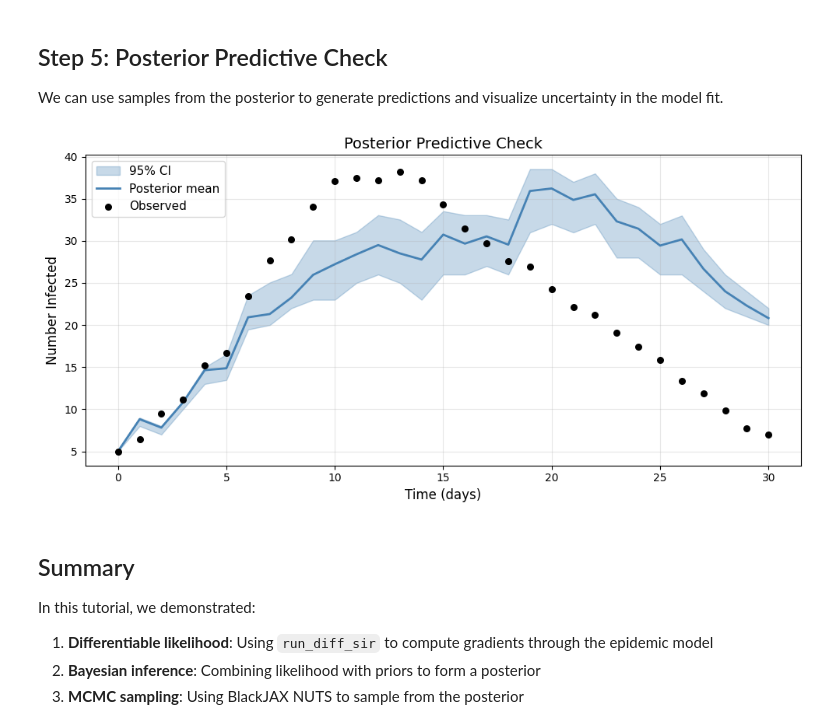
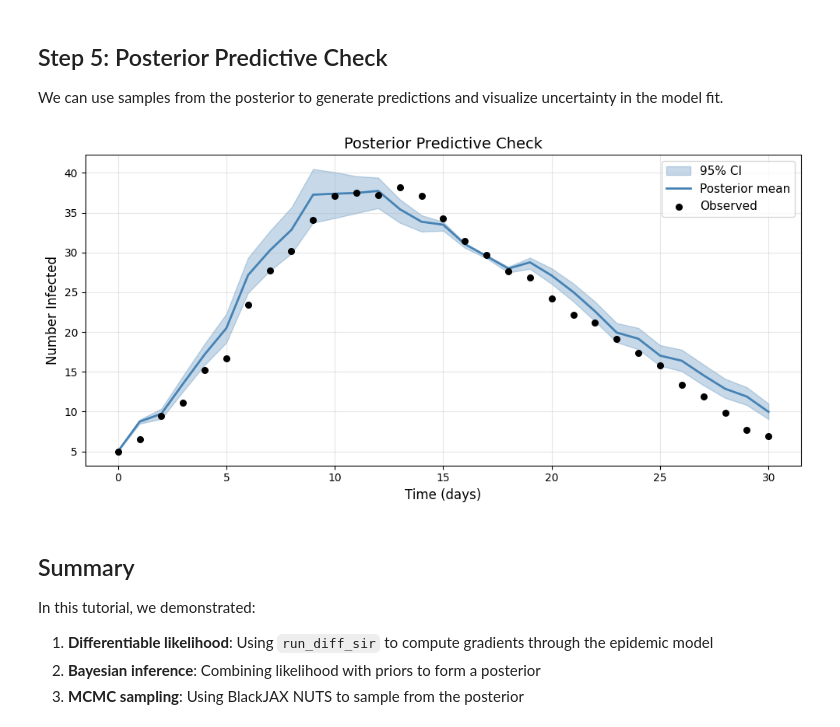
Before and after one commit to OJWatson/emidm, a Jupyter notebook: docs/notebooks/bayesian_inference.ipynb, the cells around one changed output. Cells and saved outputs as stored; diff of their text form; code cells hidden in the pictures.

Commit message:
Add _fast_sir_with_key for efficient posterior predictive sampling

```diff
--- a/docs/notebooks/bayesian_inference.ipynb
+++ b/docs/notebooks/bayesian_inference.ipynb
@@ -99,14 +99,14 @@ The posterior is proportional to: `posterior ∝ likelihood × prior`
 
 MODEL_KEY = jax.random.PRNGKey(0)
 
-# Pre-compute initial state and time array (these don't change with beta)
+# Pre-compute initial state (this doesn't change with beta)
 from emidm.diff import _init_onehot_state_sir, _run_diff_sir_core
 
 _key, _k_init = jax.random.split(MODEL_KEY)
 _state0 = _init_onehot_state_sir(N_agents=N_AGENTS, I0=I0, key=_k_init)
-_ts = jnp.arange(0, T + 1, 1)
 
 # Create a minimal JIT-compiled function that only takes beta
+# Uses fixed key for deterministic likelihood (needed for MCMC)
 @jax.jit
 def _fast_sir(beta):
     """Fast SIR that only varies beta - everything else pre-computed."""
@@ -115,6 +115,19 @@ def _fast_sir(beta):
         beta_seq, _state0, _key, N_AGENTS, GAMMA, 1, 0.5, False
     )
     return totals[:, 1]  # Return I only
+
+
+# Version that also takes a key - for posterior predictive sampling
+@jax.jit
+def _fast_sir_with_key(beta, key):
+    """Fast SIR with variable key for stochastic predictions."""
+    key, k_init = jax.random.split(key)
+    state0 = _init_onehot_state_sir(N_agents=N_AGENTS, I0=I0, key=k_init)
+    beta_seq = jnp.ones(T + 1, dtype=jnp.float32) * beta
+    totals = _run_diff_sir_core(
+        beta_seq, state0, key, N_AGENTS, GAMMA, 1, 0.5, False
+    )
+    return totals[:, 1]
 
 
 def log_posterior(beta):
@@ -263,43 +276,41 @@ Posterior Summary:
 We can use samples from the posterior to generate predictions and visualize uncertainty in the model fit.
 # %%
 if samples is not None:
-    # Generate predictions from posterior samples using the fast model
-    n_pred = 100  # Number of posterior samples to use
+    # Generate predictions from posterior samples using vmap for speed
+    n_pred = 100
     sample_indices = np.random.choice(len(samples), n_pred, replace=False)
 
-    # Vectorize predictions using vmap for speed
-    @jax.jit
-    def predict_I(beta):
-        return _fast_sir(beta)
+    # Get beta samples and generate different keys for each prediction
+    beta_samples = jnp.array(samples[sample_indices])
+    pred_keys = jax.random.split(jax.random.PRNGKey(999), n_pred)
 
-    # Batch predict all samples at once
-    beta_samples = jnp.array(samples[sample_indices])
-    predictions = jax.vmap(predict_I)(beta_samples)
+    # Vectorize over both beta and key
+    predictions = jax.vmap(_fast_sir_with_key)(beta_samples, pred_keys)
     predictions = np.array(predictions)
 
     # Plot
     fig, ax = plt.subplots(figsize=(10, 5))
 
     # Posterior predictive interval
     pred_mean = predictions.mean(axis=0)
     pred_lower = np.percentile(predictions, 2.5, axis=0)
     pred_upper = np.percentile(predictions, 97.5, axis=0)
 
     t = np.array(observed["t"])
     ax.fill_between(t, pred_lower, pred_upper, alpha=0.3, color="steelblue", label="95% CI")
     ax.plot(t, pred_mean, color="steelblue", linewidth=2, label="Posterior mean")
     ax.scatter(t, np.array(observed_I), color="black", s=30, zorder=5, label="Observed")
 
     ax.set_xlabel("Time (days)", fontsize=12)
     ax.set_ylabel("Number Infected", fontsize=12)
     ax.set_title("Posterior Predictive Check", fontsize=14)
     ax.legend(fontsize=11)
     ax.grid(alpha=0.3)
 
     plt.tight_layout()
     plt.show()
 # %% [output]
-[figure, old version]
+[figure, new version]
 # %% [markdown]
 ## Summary
 
```
